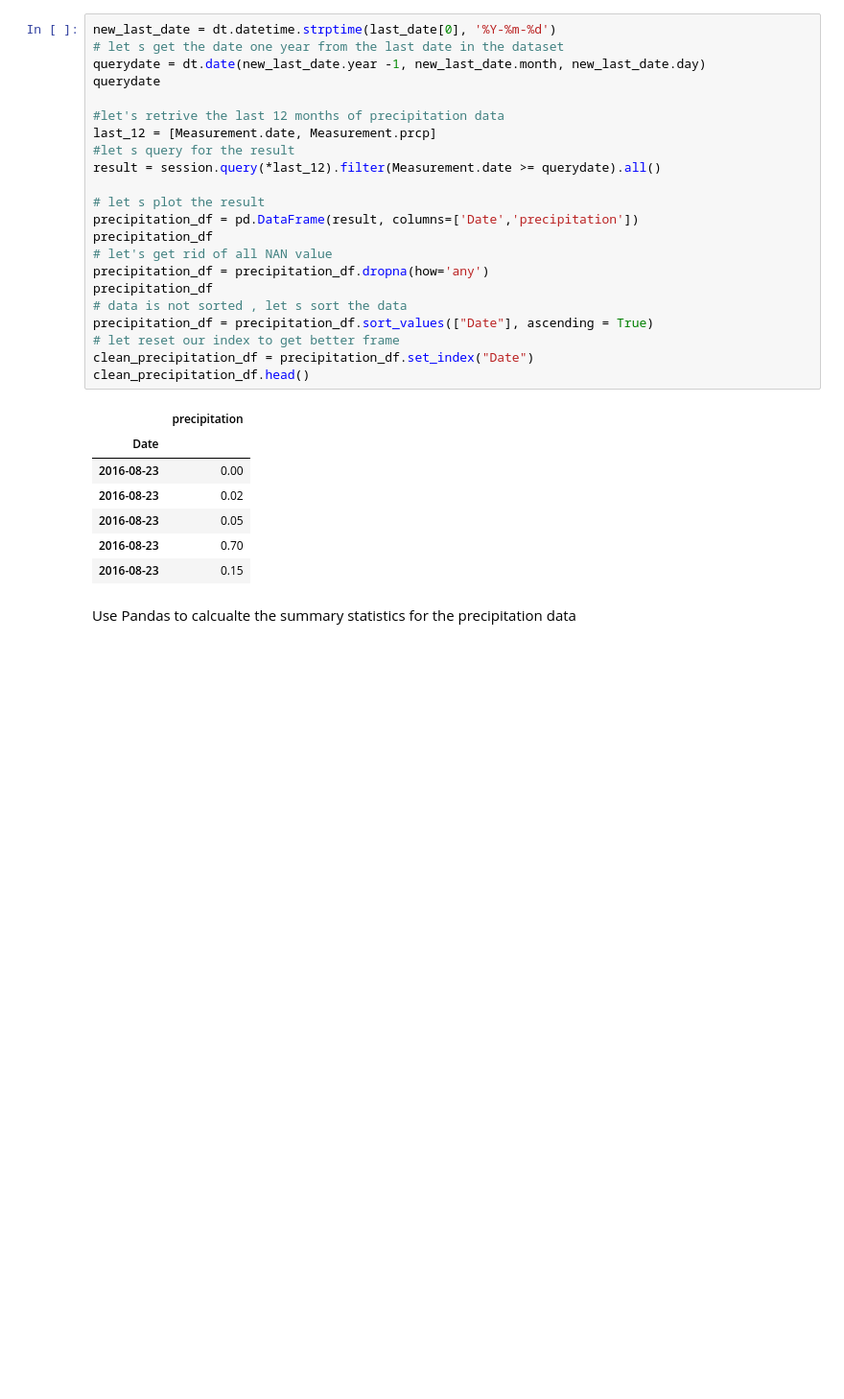
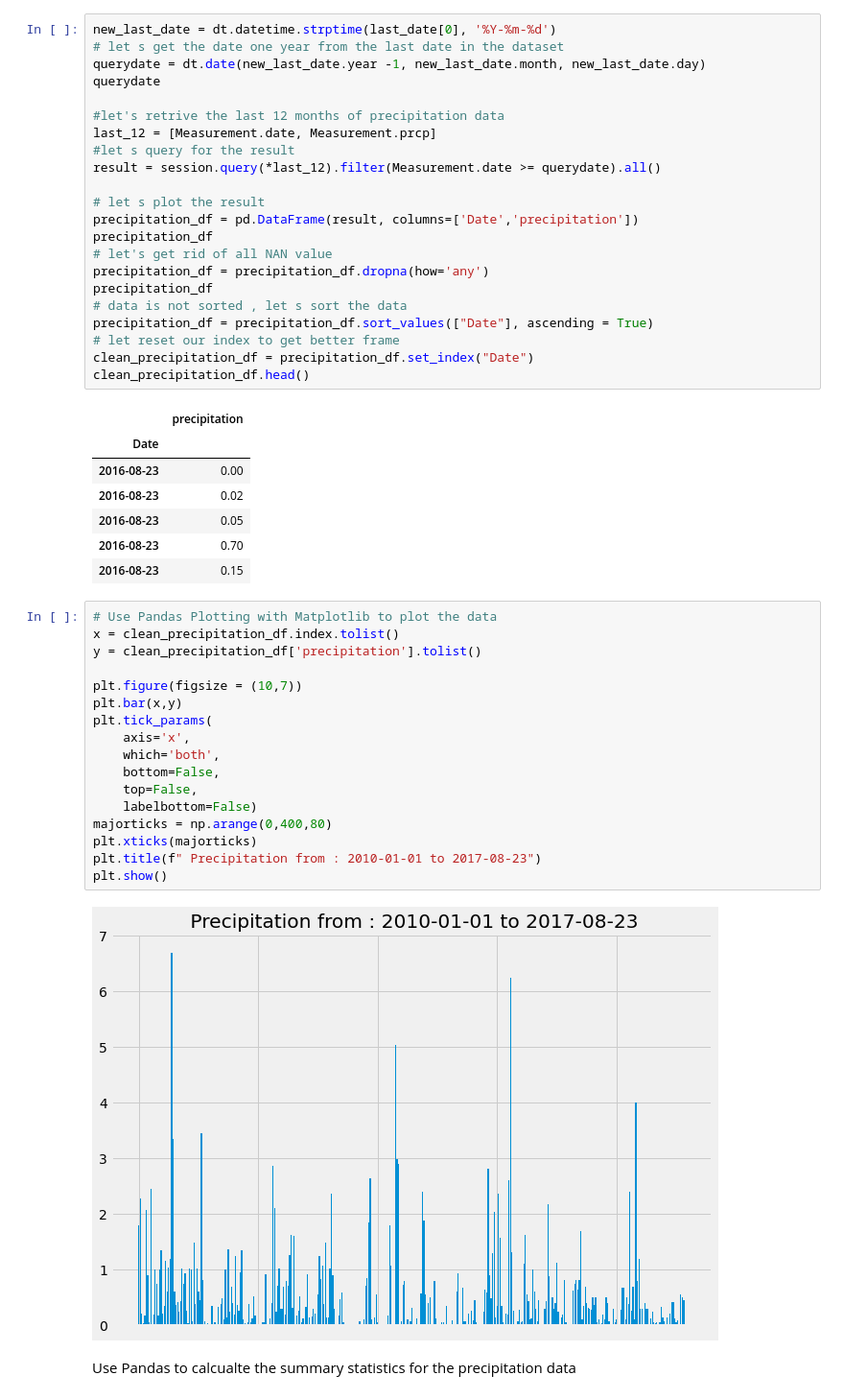
Before and after one commit to leilazintsem/SQLalchemy-Challenge, a Jupyter notebook: climate_script.ipynb, the cells around one changed output. Shown at 96% size. Saved outputs shown, nothing was run; the diff lists cells and outputs as text; blank space fills up the shorter version.

Commit message:
created Histogram

```diff
--- a/climate_script.ipynb
+++ b/climate_script.ipynb
@@ -114,6 +114,25 @@ clean_precipitation_df.head()
 | 2016-08-23 | 0.05 |
 | 2016-08-23 | 0.70 |
 | 2016-08-23 | 0.15 |
+# %%
+# Use Pandas Plotting with Matplotlib to plot the data
+x = clean_precipitation_df.index.tolist()
+y = clean_precipitation_df['precipitation'].tolist()
+
+plt.figure(figsize = (10,7))
+plt.bar(x,y)
+plt.tick_params(
+    axis='x',
+    which='both',
+    bottom=False,
+    top=False,
+    labelbottom=False)
+majorticks = np.arange(0,400,80)
+plt.xticks(majorticks)
+plt.title(f" Precipitation from : 2010-01-01 to 2017-08-23")
+plt.show()
+# %% [output]
+[figure, added]
 # %% [markdown]
 Use Pandas to calcualte the summary statistics for the precipitation data
 # %%
```
Also changed, not shown: parts of 4 cells of this notebook, 1 other file.
